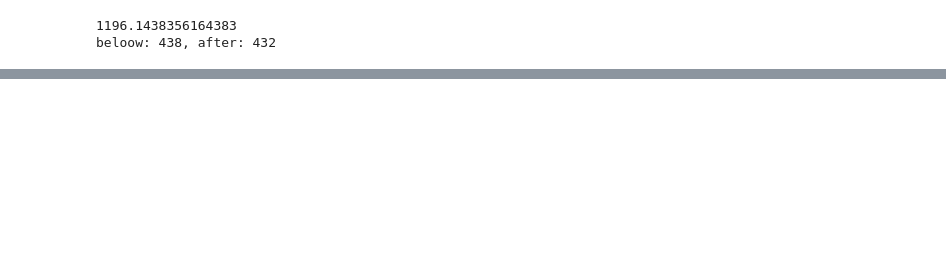
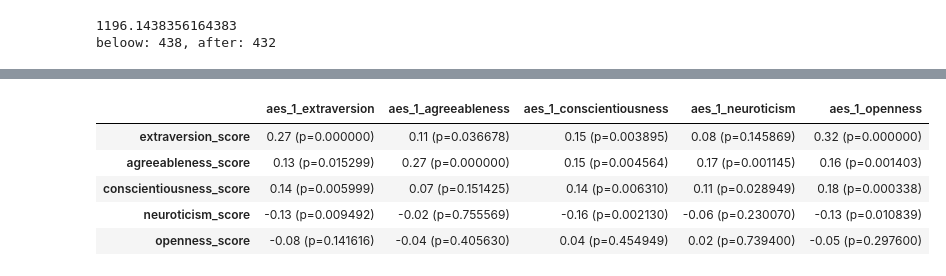
Before and after one commit to uploadedminds/synthetic-twin-agents-study, a Jupyter notebook: analysis/human-participants/human_participants_analysis.ipynb, the cells around one changed output, grey strips where cells are left out. Drawn from its saved outputs; the diff is of its cells as text; code cells hidden in the pictures; blank space fills up the shorter version.

Commit message:
refactor the notebook; add regression analysis with raw aes scores

```diff
--- a/analysis/human-participants/human_participants_analysis.ipynb
+++ b/analysis/human-participants/human_participants_analysis.ipynb
@@ -1433,0 +63,20 @@ R-Difference Table for Human Participants (Product 3)
+# %%
+def exclude_failed_attention_checks_and_bots(df):
+    # Define correct attention check responses
+    passed_checks = (
+        (df['pq_attention_check_1'] == 5) &
+        (df['pq_attention_check_2'] == 2) &
+        (df['p_3_agree_att_check'] == 2) &
+        (df['seriousness_check'] == 2) &
+        (df['Q_RecaptchaScore'] >= 0.5)
+    )
+
+    return df[passed_checks].copy()
+
+num_passed_captcha = (participants_within_3_std['Q_RecaptchaScore'] >= 0.5).sum()
+print(f"Number of participants who passed CAPTCHA: {num_passed_captcha}")
+
+num_likely_bots = (participants_within_3_std['Q_RecaptchaScore'] < 0.5).sum()
+print(f"Number of likely bots (reCAPTCHA score < 0.5): {num_likely_bots}")
+
+df_filtered = exclude_failed_attention_checks_and_bots(participants_within_3_std)
@@ -1433,0 +518,64 @@ R-Difference Table for Human Participants (Product 3)
+# %%
+import pandas as pd
+import pingouin as pg
+
+def compute_correlations_with_pvalues(df, aes_type='raw'):
+    # Big Five traits
+    traits_cols = [
+        'extraversion_score',
+        'agreeableness_score',
+        'conscientiousness_score',
+        'neuroticism_score',
+        'openness_score'
+    ]
+
+    # AES suffix
+    if aes_type == 'raw':
+        aes_suffix = 'aes'
+    elif aes_type == 'resd':
+        aes_suffix = 'aes_resd'
+    else:
+        raise ValueError("aes_type must be 'raw' or 'resd'.")
+
+    # AES columns grouped by product
+    product_aes_cols = {
+        "p1": [f'{aes_suffix}_1_extraversion', f'{aes_suffix}_1_agreeableness',
+               f'{aes_suffix}_1_conscientiousness', f'{aes_suffix}_1_neuroticism', f'{aes_suffix}_1_openness'],
+        "p2": [f'{aes_suffix}_2_extraversion', f'{aes_suffix}_2_agreeableness',
+               f'{aes_suffix}_2_conscientiousness', f'{aes_suffix}_2_neuroticism', f'{aes_suffix}_2_openness'],
+        "p3": [f'{aes_suffix}_3_extraversion', f'{aes_suffix}_3_agreeableness',
+               f'{aes_suffix}_3_conscientiousness', f'{aes_suffix}_3_neuroticism', f'{aes_suffix}_3_openness']
+    }
+
+    results = {}
+    p_vals = {}
+
+    for product, aes_cols in product_aes_cols.items():
+        correlation_results = pd.DataFrame(index=traits_cols, columns=aes_cols)
+
+        p_vals_product = []
+
+        for trait_col in traits_cols:
+            for aes_col in aes_cols:
+                corr_res = pg.corr(df[trait_col], df[aes_col])
+                correlation = corr_res["r"].values[0]
+                p_value = corr_res["p-val"].values[0]
+                correlation_results.loc[trait_col, aes_col] = f"{correlation:.2f} (p={p_value:.6f})"
+                p_vals_product.append(p_value)
+
+        results[product] = correlation_results
+        p_vals[product] = p_vals_product
+
+    return results, p_vals
+
+results, p_vals = compute_correlations_with_pvalues(df_filtered, aes_type='raw')
+
+
+# Display results
+print("Pearson Correlations with p-values - Product 1")
+display(results["p1"])
+print("Pearson Correlations with p-values - Product 2")
+display(results["p2"])
+print("Pearson Correlations with p-values - Product 3")
+display(results["p3"])
+# %% [output]
@@ -1433,0 +583,6 @@ R-Difference Table for Human Participants (Product 3)
+|  | aes_1_extraversion | aes_1_agreeableness | aes_1_conscientiousness | aes_1_neuroticism | aes_1_openness |
+| extraversion_score | 0.27 (p=0.000000) | 0.11 (p=0.036678) | 0.15 (p=0.003895) | 0.08 (p=0.145869) | 0.32 (p=0.000000) |
+| agreeableness_score | 0.13 (p=0.015299) | 0.27 (p=0.000000) | 0.15 (p=0.004564) | 0.17 (p=0.001145) | 0.16 (p=0.001403) |
+| conscientiousness_score | 0.14 (p=0.005999) | 0.07 (p=0.151425) | 0.14 (p=0.006310) | 0.11 (p=0.028949) | 0.18 (p=0.000338) |
+| neuroticism_score | -0.13 (p=0.009492) | -0.02 (p=0.755569) | -0.16 (p=0.002130) | -0.06 (p=0.230070) | -0.13 (p=0.010839) |
+| openness_score | -0.08 (p=0.141616) | -0.04 (p=0.405630) | 0.04 (p=0.454949) | 0.02 (p=0.739400) | -0.05 (p=0.297600) |
```
Also changed, not shown: parts of 59 cells of this notebook, 1 other file.
